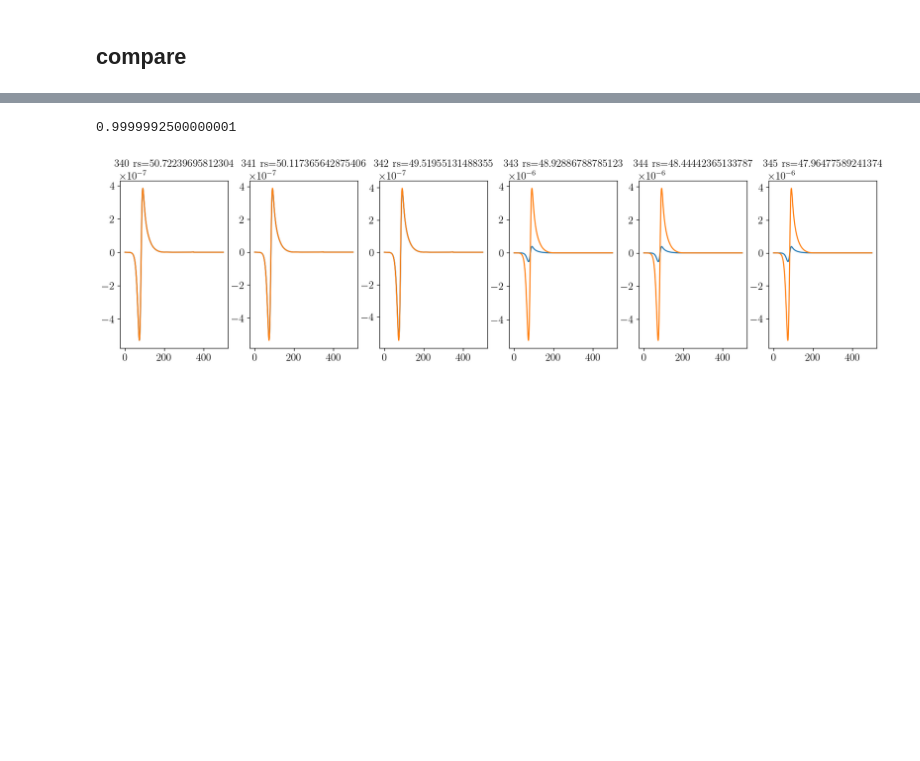
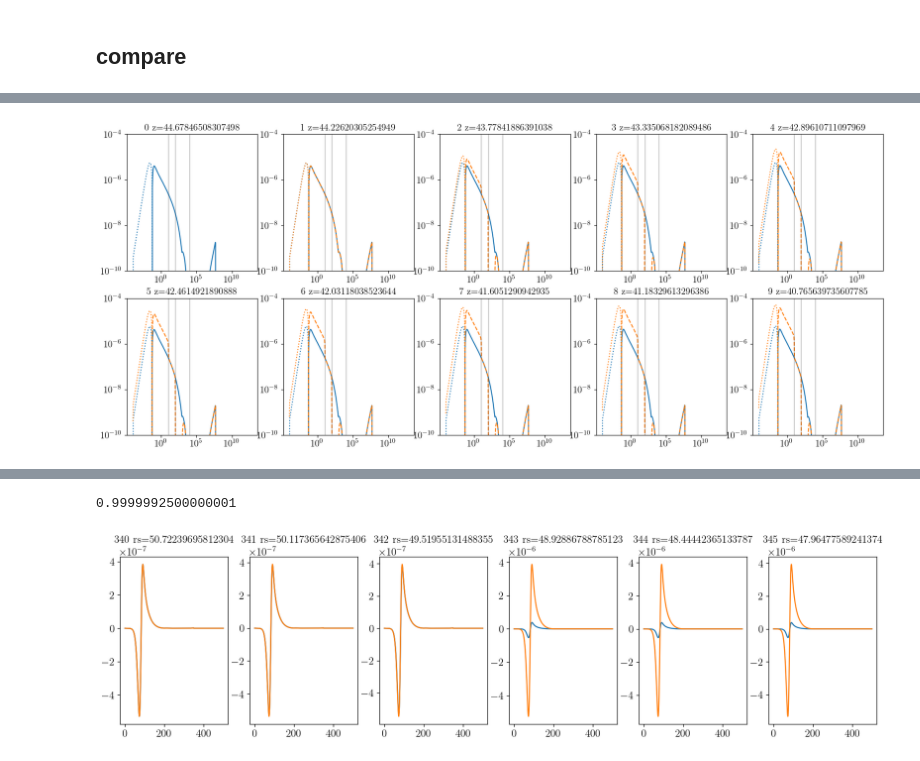
Before and after one commit to yitiansun/DM21cm, a Jupyter notebook: cross_check/compare_global.ipynb, the cells around one changed output, grey strips where cells are left out. Saved outputs shown, nothing was run; the diff lists cells and outputs as text; code cells hidden in the pictures; blank space fills up the shorter version.

```diff
--- a/cross_check/compare_global.ipynb
+++ b/cross_check/compare_global.ipynb
@@ -397,0 +350,19 @@ plot_global(dh_soln, soln)
+# %%
+from dm21cm.utils import load_h5_dict
+abscs = load_h5_dict(f"../data/abscissas/abscs_zf01.h5")
+# %%
+fig, axs = plt.subplots(2, 5, figsize=(20,8))
+for i in range(10):
+    ax = axs[i//5, i%5]
+    ax.plot(abscs['photE'], dh_bath_N_interp_func(soln['z'][i]), color='C0')
+    ax.plot(abscs['photE'], -dh_bath_N_interp_func(soln['z'][i]), color='C0', ls=':')
+    ax.plot(abscs['photE'], soln['injected_bath_N'][i], color='C1', ls='--')
+    ax.plot(abscs['photE'], -soln['injected_bath_N'][i], color='C1', ls=':')
+    #ax.axvline(0.1, color='k', ls='-', alpha=0.2)
+    ax.axvline(10.2, color='k', ls='-', alpha=0.2)
+    ax.axvline(1e2, color='k', ls='-', alpha=0.2)
+    ax.axvline(1e4, color='k', ls='-', alpha=0.2)
+    ax.set(xscale='log', yscale='log', ylim=(1e-10, 1e-4))
+    ax.set(title=f"{i} z={soln['z'][i]}")
+# %% [output]
+[figure, added]
```
Also changed, not shown: parts of 9 cells of this notebook, 16 other files.
